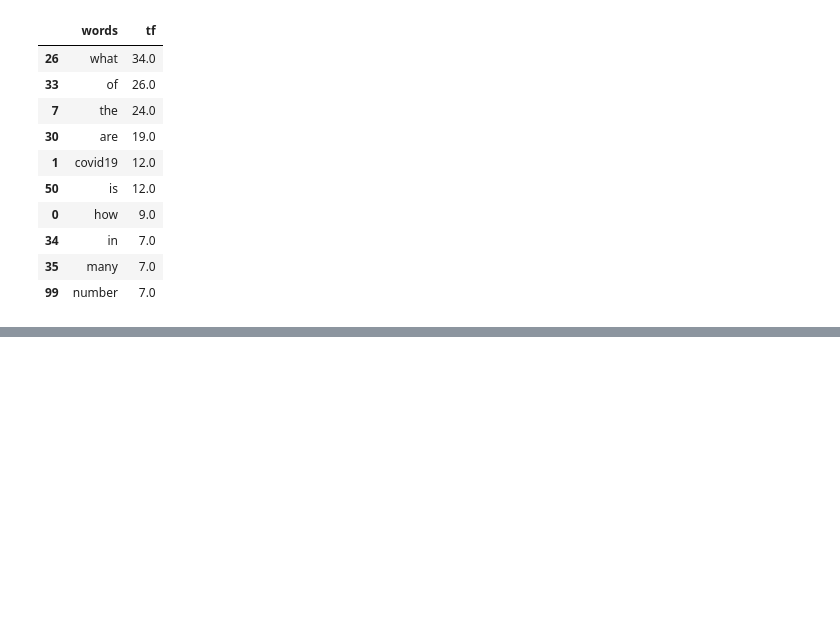
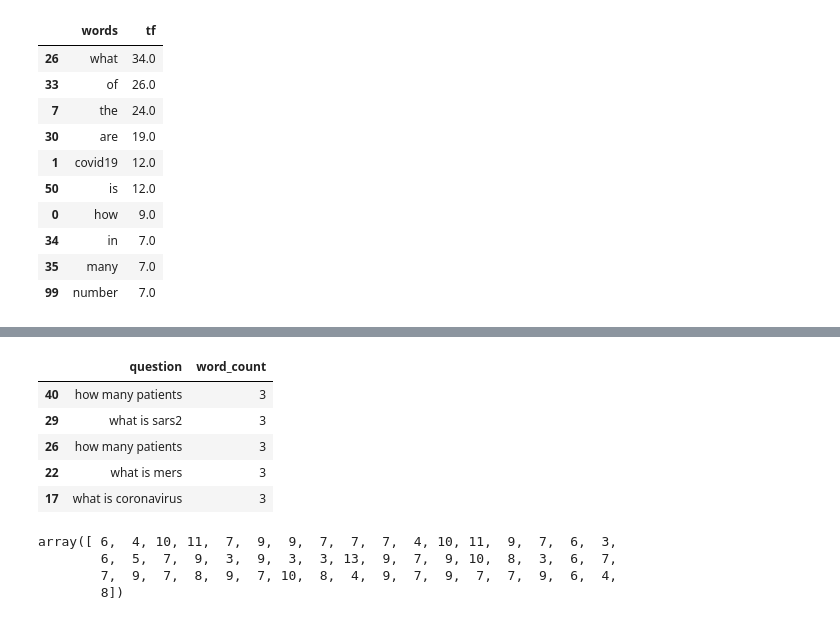
Before and after one commit to niroshank/asp-dotnet-mvc-l10n-app, a Jupyter notebook: BOW_Coronavirus.ipynb, the cells around one changed output, grey strips where cells are left out. Drawn from its saved outputs; the diff is of its cells as text; code cells hidden in the pictures; blank space fills up the shorter version.

```diff
--- a/BOW_Coronavirus.ipynb
+++ b/BOW_Coronavirus.ipynb
@@ -243,0 +255,18 @@ tf1.sort_values('tf',ascending=False)[:10]
+# %%
+# get lowest avg order
+lowest = df.sort_values('word_count')[:5]
+lowest[['question','word_count']].head()
+# %% [output]
+|  | question | word_count |
+| 40 | how many patients | 3 |
+| 29 | what is sars2 | 3 |
+| 26 | how many patients | 3 |
+| 22 | what is mers | 3 |
+| 17 | what is coronavirus | 3 |
+# %%
+df['word_count'].to_numpy()
+# %% [output]
+array([ 6,  4, 10, 11,  7,  9,  9,  7,  7,  7,  4, 10, 11,  9,  7,  6,  3,
+        6,  5,  7,  9,  3,  9,  3,  3, 13,  9,  7,  9, 10,  8,  3,  6,  7,
+        7,  9,  7,  8,  9,  7, 10,  8,  4,  9,  7,  9,  7,  7,  9,  6,  4,
+        8])
```
Also changed, not shown: parts of 1 cell of this notebook.
